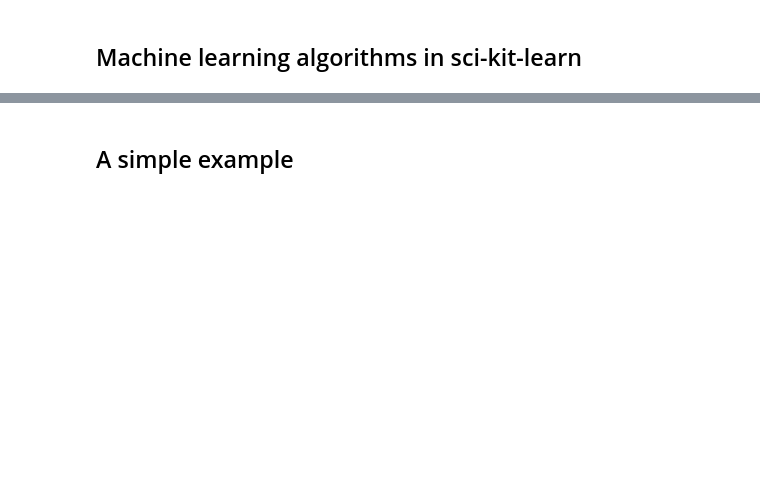
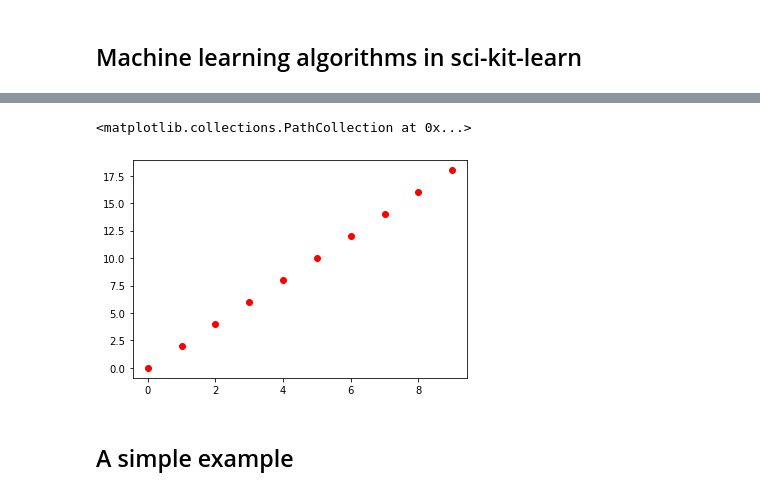
Before and after one commit to KeithQuinn/Machine-Learning-and-Statistics-Winter-21-22, a Jupyter notebook: Scikit-Learn.ipynb, the cells around one changed output, grey strips where cells are left out. Drawn from its saved outputs; the diff is of its cells as text; code cells hidden in the pictures; blank space fills up the shorter version.

```diff
--- a/Scikit-Learn.ipynb
+++ b/Scikit-Learn.ipynb
@@ -38,2 +58,7 @@ Frankly, this process is quite basic: find the pattern, apply the pattern. But i
+# %%
+plt.scatter(x,y, color='r')
+# %% [output]
+<matplotlib.collections.PathCollection at 0x...>
+[figure, added]
 # %% [markdown]
 ## A simple example
```
Also changed, not shown: parts of 11 cells of this notebook, 1 other file.
